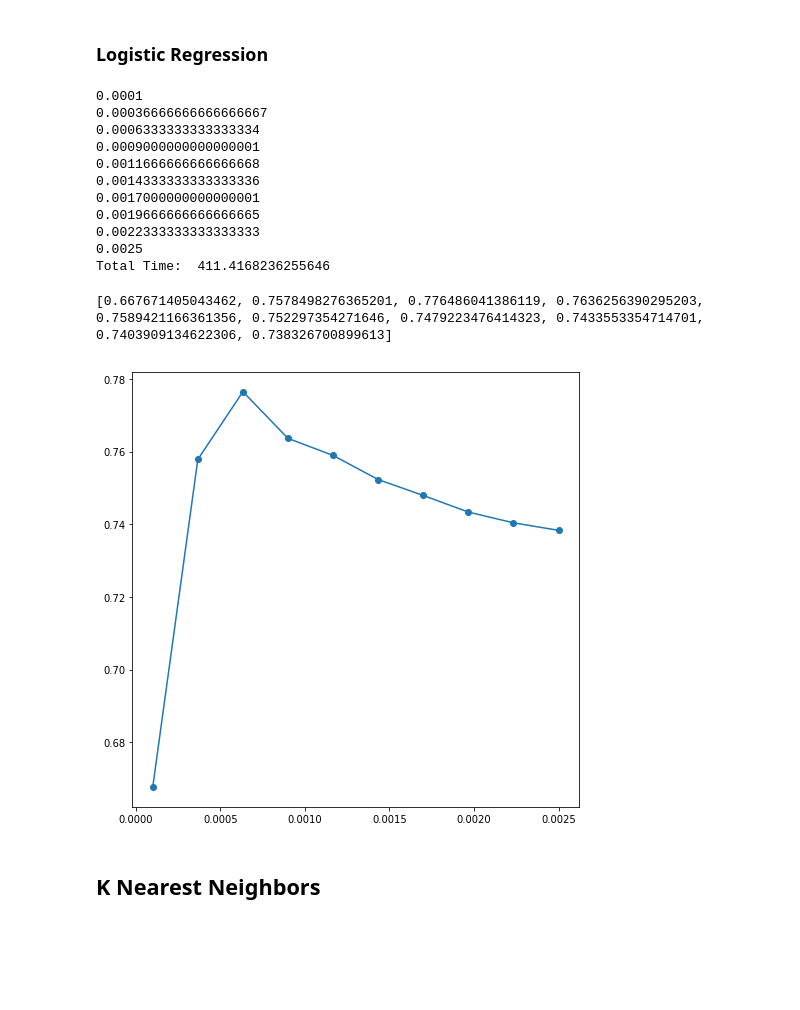
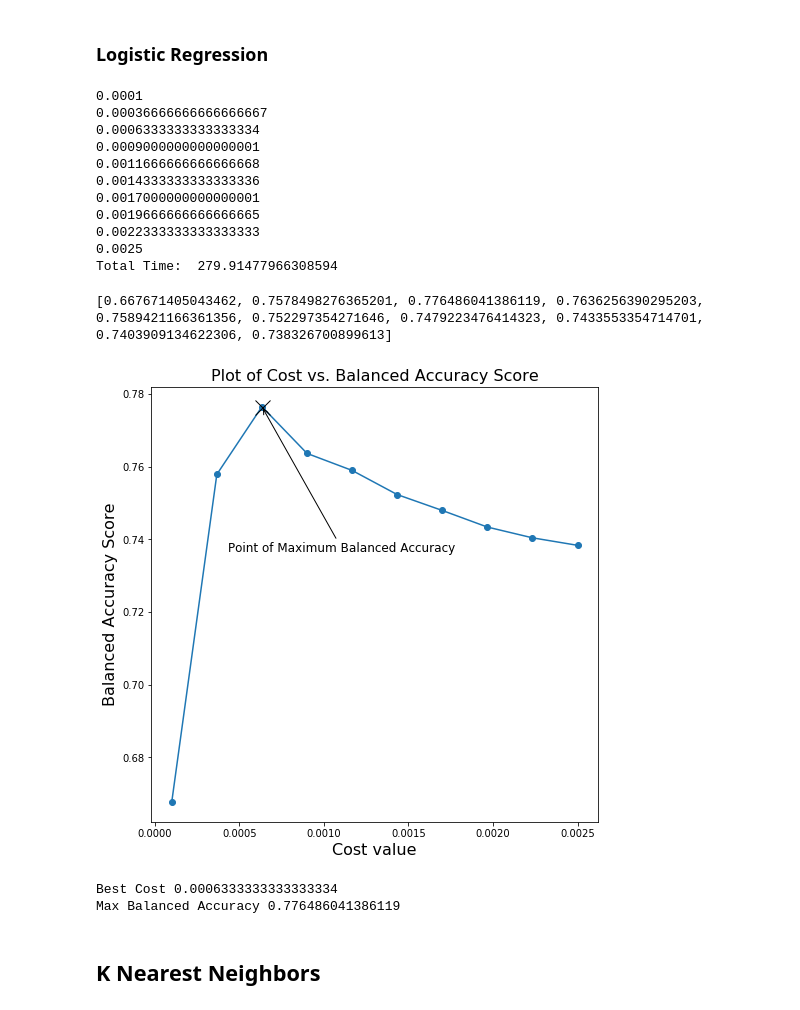
Before and after one commit to mwnewlin/AFIT, a Jupyter notebook: CSCE 623/project/code/NEWLIN_Project.ipynb, the cells around one changed output. Drawn from its saved outputs; the diff is of its cells as text; code cells hidden in the pictures; blank space fills up the shorter version.

```diff
--- a/CSCE 623/project/code/NEWLIN_Project.ipynb
+++ b/CSCE 623/project/code/NEWLIN_Project.ipynb
@@ -278,11 +281,7 @@ maxalpha = 0.0025
 # Cost vals for Logistic Regression, treated in LogR as inverse of regularization strength
 cost_grid = np.linspace(minalpha, maxalpha,10)
 
-cross_val_balanced_accs = []
-cross_val_f1_scores = []
-cross_val_auc_list = []
-cross_val_precision = []
-cross_val_recall = []
+lr_balanced_accs = []
 start = time.time()
 for cost in cost_grid:
     # Create logisitic regression with the cost parameter and l1 penalty for LASSO
@@ -295,11 +294,7 @@ for cost in cost_grid:
                    y_nonTest,
                    cv=10,
                   scoring='balanced_accuracy')
-    cross_val_balanced_accs.append(cross_val['test_score'].mean())
-    #cross_val_f1_scores.append(cross_val['test_f1_weighted'])
-    #cross_val_auc_list.append(cross_val['test_roc_auc'])
-    #cross_val_precision.append(cross_val['test_precision'])
-    #cross_val_recall.append(cross_val['test_recall'])
+    lr_balanced_accs.append(cross_val['test_score'].mean())
     print(cost)
 end = time.time()
 
@@ -316,13 +311,27 @@ print("Total Time: ",total)
 0.0019666666666666665
 0.0022333333333333333
 0.0025
-Total Time:  411.4168236255646
+Total Time:  279.91477966308594
-# %%
-print(cross_val_balanced_accs)
-
-fig = plt.figure(figsize=(8,8))
-plt.plot(cost_grid,cross_val_balanced_accs, '-o')
-plt.show()
-# %% [output]
-[0.667671405043462, 0.7578498276365201, 0.776486041386119, 0.7636256390295203, 0.7589421166361356, 0.752297354271646, 0.7479223476414323, 0.7433553354714701, 0.7403909134622306, 0.738326700899613]
-[figure, removed]
+# %%
+print(lr_balanced_accs)
+best_bal_acc = np.max(lr_balanced_accs)
+best_cost = cost_grid[np.argmax(lr_balanced_accs)]
+
+fig = plt.figure(figsize=(8,8))
+plt.plot(cost_grid,lr_balanced_accs, '-o')
+plt.xlabel("Cost value", fontdict={'fontsize':16})
+plt.ylabel("Balanced Accuracy Score", fontdict={'fontsize':16})
+plt.title("Plot of Cost vs. Balanced Accuracy Score",  fontdict={'fontsize':16})
+plt.plot(best_cost,best_bal_acc, marker = 'x',color='black',markersize=15)
+plt.annotate('Point of Maximum Balanced Accuracy', xy=(best_cost,best_bal_acc), xytext=(best_cost-0.0002,best_bal_acc-.04), arrowprops=dict(arrowstyle="->",
+                            connectionstyle="arc3", ec="black"), color='black', fontsize='large')
+plt.savefig("../figures/lr_acc.eps")
+plt.savefig("../figures/lr_acc.png")
+plt.show()
+print("Best Cost",best_cost)
+print("Max Balanced Accuracy",best_bal_acc)
+# %% [output]
+[0.667671405043462, 0.7578498276365201, 0.776486041386119, 0.7636256390295203, 0.7589421166361356, 0.752297354271646, 0.7479223476414323, 0.7433553354714701, 0.7403909134622306, 0.738326700899613]
+[figure, added]
+Best Cost 0.0006333333333333334
+Max Balanced Accuracy 0.776486041386119
```
Also changed, not shown: parts of 30 cells of this notebook, 12 other files.
